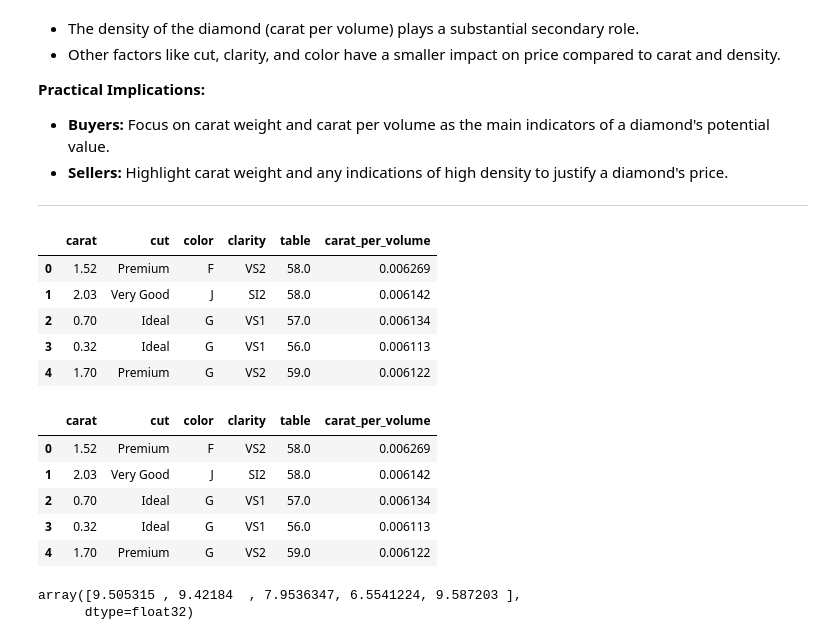
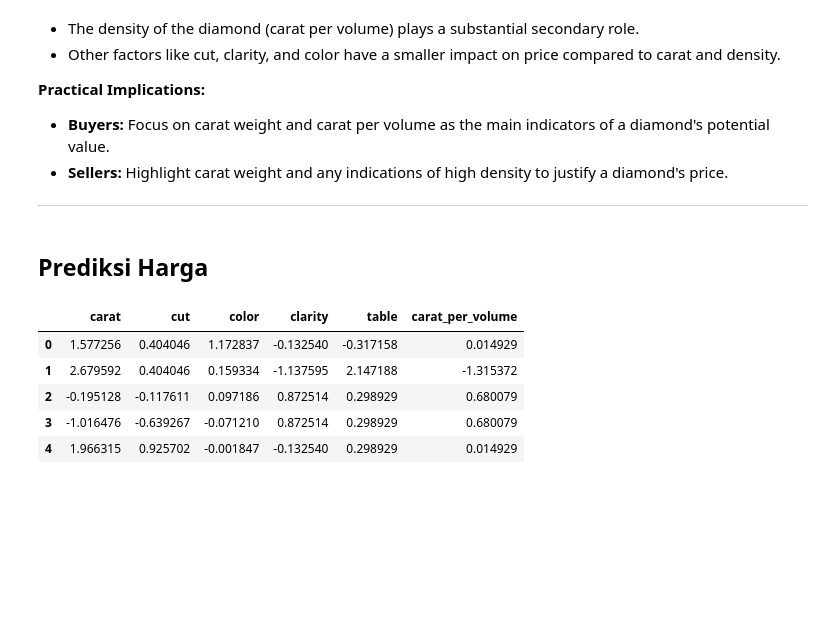
Before and after one commit to rizkykesuma/portfolio, a Jupyter notebook: Diamond Study Case/eda dsf day 3 edited.ipynb, the cells around one changed output. Saved outputs shown, nothing was run; the diff lists cells and outputs as text; code cells hidden in the pictures; blank space fills up the shorter version.

```diff
--- a/Diamond Study Case/eda dsf day 3 edited.ipynb
+++ b/Diamond Study Case/eda dsf day 3 edited.ipynb
@@ -783,22 +801,14 @@ pd.DataFrame(
 * **Buyers:** Focus on carat weight and carat per volume as the main indicators of a diamond's potential value.
 * **Sellers:** Highlight carat weight and any indications of high density to justify a diamond's price.
 ****
-# %%
-X.head()
-# %% [output]
-|  | carat | cut | color | clarity | table | carat_per_volume |
-| 0 | 1.52 | Premium | F | VS2 | 58.0 | 0.006269 |
-| 1 | 2.03 | Very Good | J | SI2 | 58.0 | 0.006142 |
-| 2 | 0.70 | Ideal | G | VS1 | 57.0 | 0.006134 |
-| 3 | 0.32 | Ideal | G | VS1 | 56.0 | 0.006113 |
-| 4 | 1.70 | Premium | G | VS2 | 59.0 | 0.006122 |
+# %% [markdown]
+## Prediksi Harga
 # %%
 X_actual = pd.DataFrame(processor.transform(X),columns=X.columns)
-X.head()
 # %% [output]
 |  | carat | cut | color | clarity | table | carat_per_volume |
-| 0 | 1.52 | Premium | F | VS2 | 58.0 | 0.006269 |
-| 1 | 2.03 | Very Good | J | SI2 | 58.0 | 0.006142 |
-| 2 | 0.70 | Ideal | G | VS1 | 57.0 | 0.006134 |
-| 3 | 0.32 | Ideal | G | VS1 | 56.0 | 0.006113 |
-| 4 | 1.70 | Premium | G | VS2 | 59.0 | 0.006122 |
+| 0 | 1.577256 | 0.404046 | 1.172837 | -0.132540 | -0.317158 | 0.014929 |
+| 1 | 2.679592 | 0.404046 | 0.159334 | -1.137595 | 2.147188 | -1.315372 |
+| 2 | -0.195128 | -0.117611 | 0.097186 | 0.872514 | 0.298929 | 0.680079 |
+| 3 | -1.016476 | -0.639267 | -0.071210 | 0.872514 | 0.298929 | 0.680079 |
+| 4 | 1.966315 | 0.925702 | -0.001847 | -0.132540 | 0.298929 | 0.014929 |
@@ -807,5 +814,0 @@ y_pred = best_model.predict(X_actual)
-# %%
-y_pred[:5]
-# %% [output]
-array([9.505315 , 9.42184  , 7.9536347, 6.5541224, 9.587203 ],
-      dtype=float32)
```
Also changed, not shown: parts of 8 cells of this notebook.
